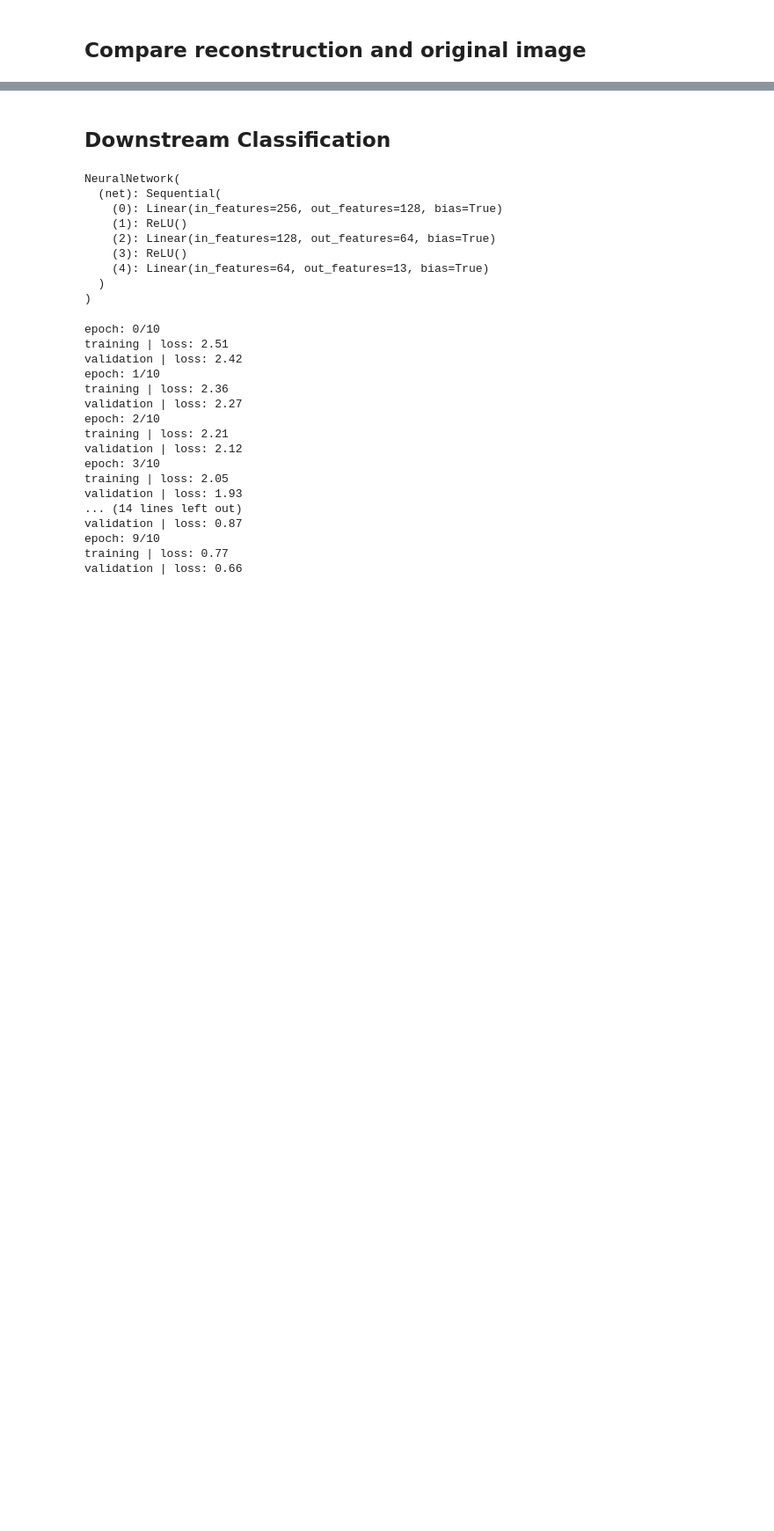
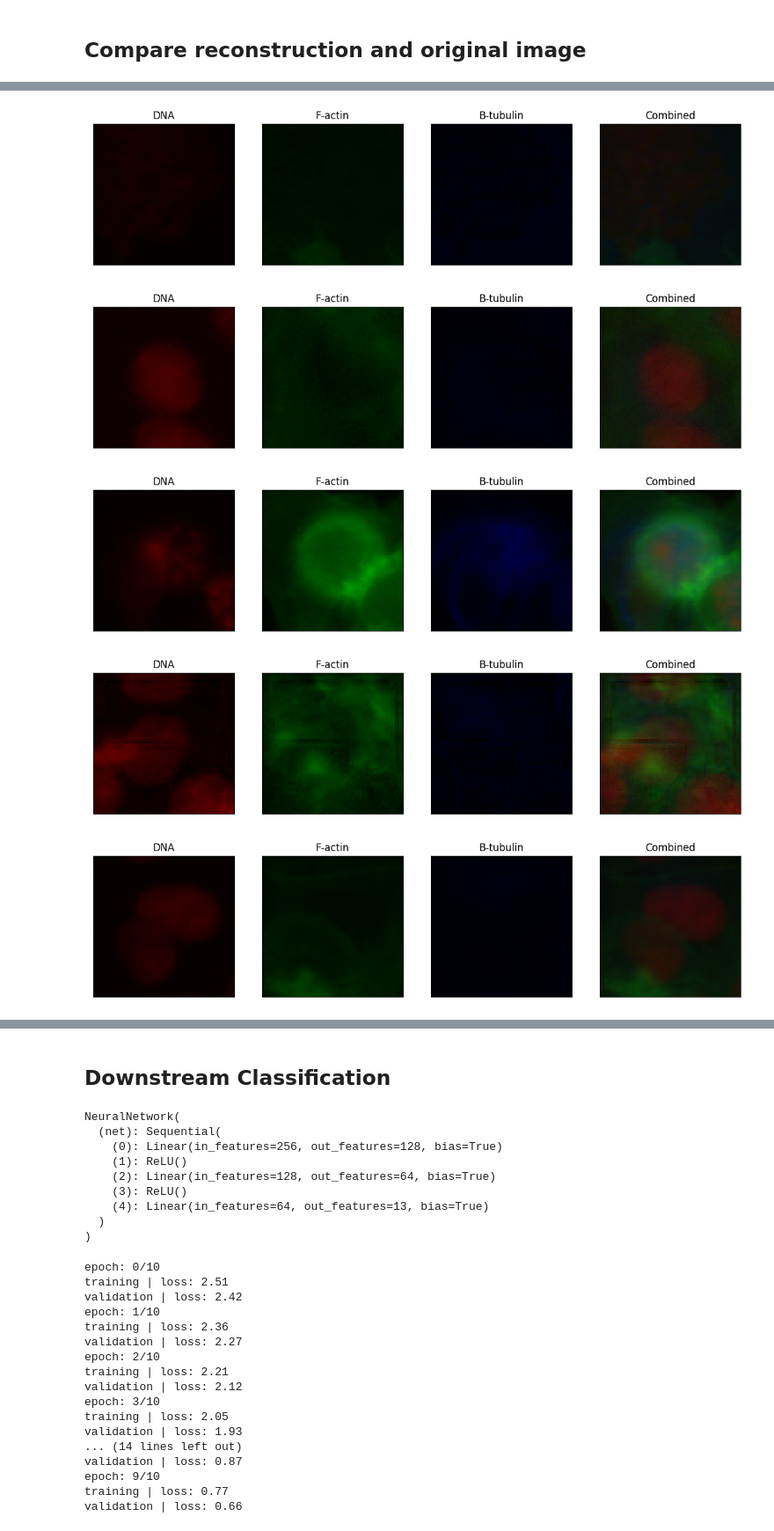
Before and after one commit to RasmusML/generative-models-for-phenotypic-profiling, a Jupyter notebook: playground.ipynb, the cells around one changed output, grey strips where cells are left out. Shown at 88% size. Cells and saved outputs as stored; diff of their text form; code cells hidden in the pictures; blank space fills up the shorter version.

```diff
--- a/playground.ipynb
+++ b/playground.ipynb
@@ -309,0 +300,20 @@ plot_image(clip_image_to_zero_one(x_reconstruction))
+# %%
+n = 3
+for i in range(n):
+    x, y = train_set[i]
+    #x = x.to(device)
+
+    plot_image_channels(x, file="dump/images/x_{}.png".format(i))
+
+    outputs = vae(x[None,:,:,:])
+    px = outputs["px"]
+
+    x_reconstruction = px.sample()
+    x_reconstruction = x_reconstruction[0]
+    plot_image_channels(x_reconstruction, file="dump/images/x_reconstruction_{}.png".format(i))
+# %% [output]
+[figure, added]
+[figure, added]
+[figure, added]
+[figure, added]
+[figure, added]
```
Also changed, not shown: parts of 19 cells of this notebook, 4 other files.
